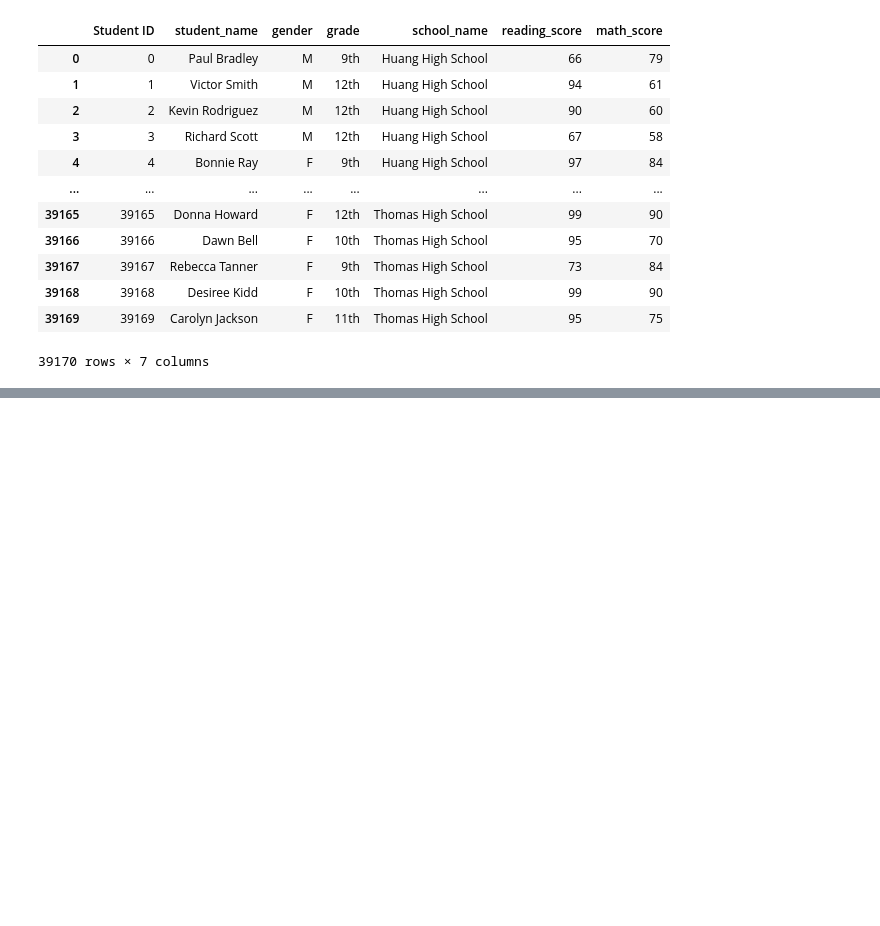
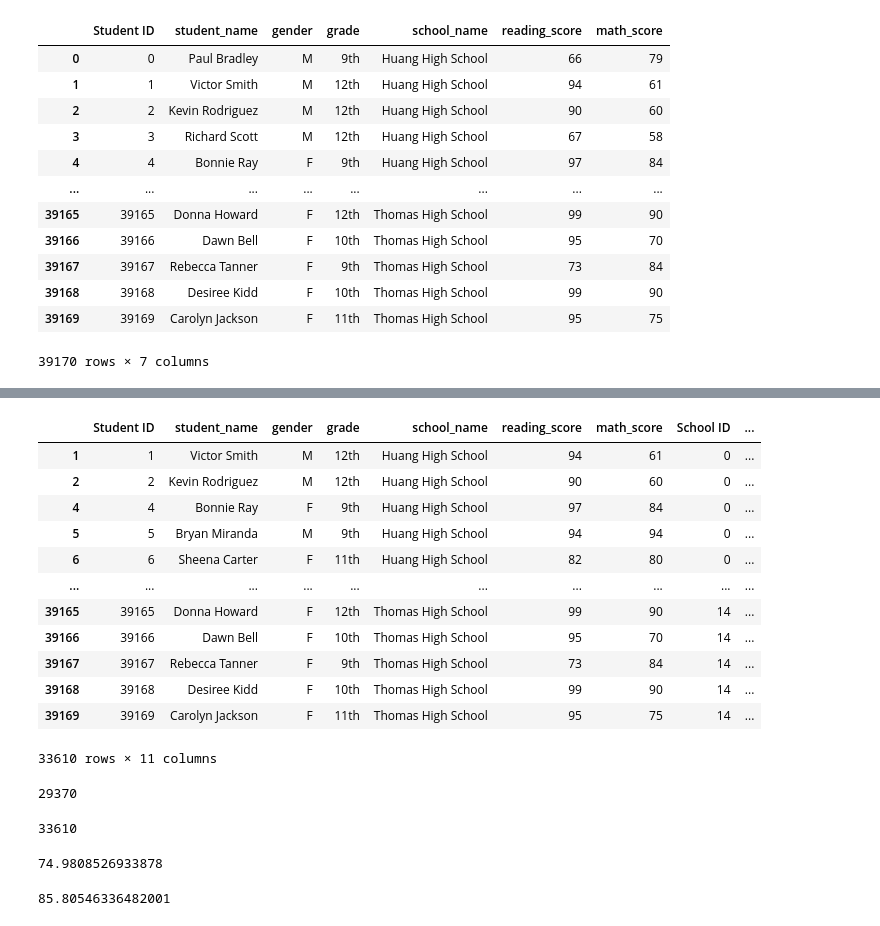
Before and after one commit to edyeh1991/School_District_Analysis, a Jupyter notebook: PyCitySchools.ipynb, the cells around one changed output, grey strips where cells are left out. Saved outputs shown, nothing was run; the diff lists cells and outputs as text; code cells hidden in the pictures; blank space fills up the shorter version.

```diff
--- a/PyCitySchools.ipynb
+++ b/PyCitySchools.ipynb
@@ -205,0 +269,42 @@ student_data_df
+# %%
+# Make new dataframe with all students passing reading >= 70
+passing_read = school_data_complete_df[school_data_complete_df['reading_score'] >=70]
+passing_read
+# %% [output]
+|  | Student ID | student_name | gender | grade | school_name | reading_score | math_score | School ID | ... |
+| 1 | 1 | Victor Smith | M | 12th | Huang High School | 94 | 61 | 0 | ... |
+| 2 | 2 | Kevin Rodriguez | M | 12th | Huang High School | 90 | 60 | 0 | ... |
+| 4 | 4 | Bonnie Ray | F | 9th | Huang High School | 97 | 84 | 0 | ... |
+| 5 | 5 | Bryan Miranda | M | 9th | Huang High School | 94 | 94 | 0 | ... |
+| 6 | 6 | Sheena Carter | F | 11th | Huang High School | 82 | 80 | 0 | ... |
+| ... | ... | ... | ... | ... | ... | ... | ... | ... | ... |
+| 39165 | 39165 | Donna Howard | F | 12th | Thomas High School | 99 | 90 | 14 | ... |
+| 39166 | 39166 | Dawn Bell | F | 10th | Thomas High School | 95 | 70 | 14 | ... |
+| 39167 | 39167 | Rebecca Tanner | F | 9th | Thomas High School | 73 | 84 | 14 | ... |
+| 39168 | 39168 | Desiree Kidd | F | 10th | Thomas High School | 99 | 90 | 14 | ... |
+| 39169 | 39169 | Carolyn Jackson | F | 11th | Thomas High School | 95 | 75 | 14 | ... |
+33610 rows × 11 columns
+# %%
+# Count passing math dataframe of student_name to get # of students who passed math
+passing_math_count = passing_math['student_name'].count()
+passing_math_count
+# %% [output]
+29370
+# %%
+# Count passing reading dataframe of student_name to get # of students who passed reading
+passing_read_count = passing_read['student_name'].count()
+passing_read_count
+# %% [output]
+33610
+# %%
+# Get percent of students passing math
+percent_pass_math = passing_math_count/float(student_count)*100
+percent_pass_math
+# %% [output]
+74.9808526933878
+# %%
+# Get percent of students passing reading
+percent_pass_read = passing_read_count/float(student_count)*100
+percent_pass_read
+# %% [output]
+85.80546336482001
```
Also changed, not shown: parts of 21 cells of this notebook.
